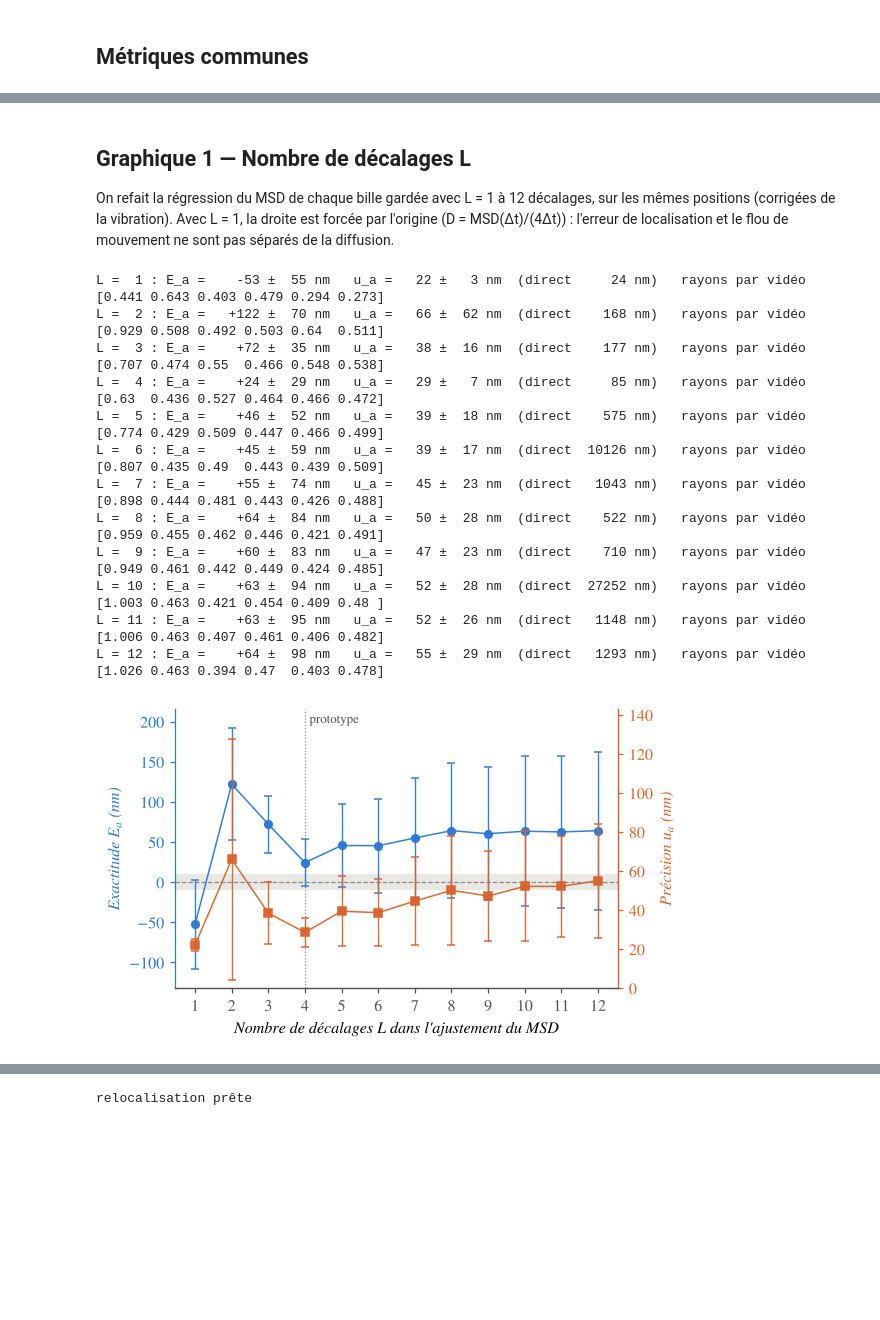
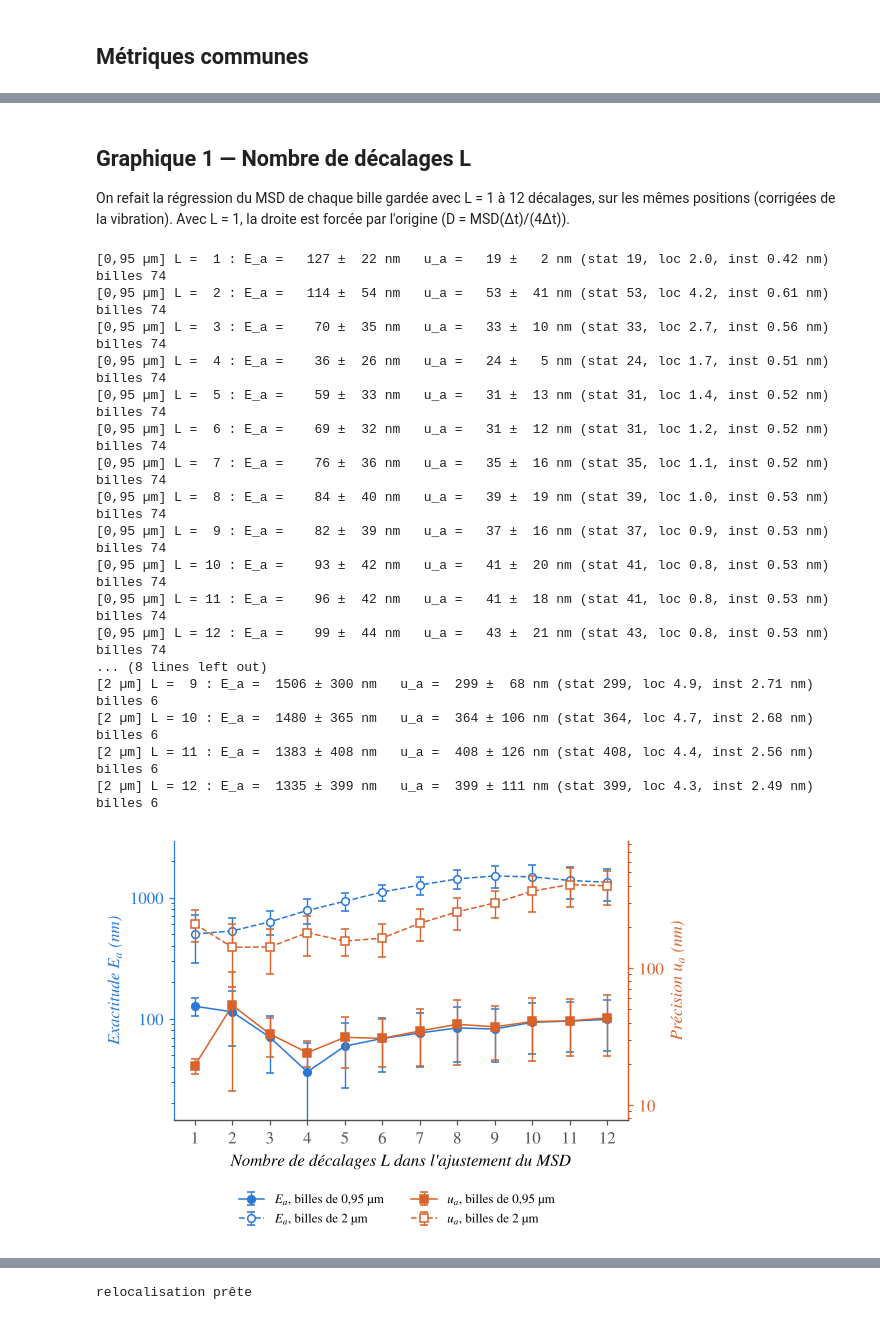
Before and after one commit to cornelia-3/TechEx, a Jupyter notebook: M3_Microscope/performance/graphique de performance.ipynb, the cells around one changed output, grey strips where cells are left out. Drawn from its saved outputs; the diff is of its cells as text; code cells hidden in the pictures; blank space fills up the shorter version.

Commit message:
graphiques de performance modifs

```diff
--- a/M3_Microscope/performance/graphique de performance.ipynb
+++ b/M3_Microscope/performance/graphique de performance.ipynb
@@ -205,34 +303,39 @@ RESULTATS = {}          # tout ce qui est tracé, exporté en JSON à la fin
 ## Graphique 1 — Nombre de décalages L
 
 On refait la régression du MSD de chaque bille gardée avec L = 1 à 12 décalages, sur les mêmes positions
-(corrigées de la vibration). Avec L = 1, la droite est forcée par l'origine (D = MSD(Δt)/(4Δt)) : l'erreur de
-localisation et le flou de mouvement ne sont pas séparés de la diffusion.
+(corrigées de la vibration). Avec L = 1, la droite est forcée par l'origine (D = MSD(Δt)/(4Δt)).
-# %%
-LS = list(range(1, 13))
-res_L = [metriques([[D_piste(b["pos_msd"], d["dt"], d["pixel_eff"], L=L) for b in d["billes"]]
-                    for d in donnees.values()]) for L in LS]
-for L, r in zip(LS, res_L):
-    print(f"L = {L:2d} : E_a = {r['E']*1e3:+6.0f} ± {r['sE']*1e3:3.0f} nm   u_a = {r['u']*1e3:4.0f} ± {r['su']*1e3:3.0f} nm"
-          f"  (direct {r['u_brut']*1e3:6.0f} nm)   rayons par vidéo {np.round(r['a_v'], 3)}")
-RESULTATS["L"] = dict(x=LS, res=res_L)
-
-fig, ax = plt.subplots(figsize=(5.2, 3.3))
-panneau(ax, LS, res_L, "Nombre de décalages $L$ dans l'ajustement du MSD", proto=L_PROTO, xticks=LS)
-enregistrer(fig, "graphique1_lags"); plt.show()
-# %% [output]
-L =  1 : E_a =    -53 ±  55 nm   u_a =   22 ±   3 nm  (direct     24 nm)   rayons par vidéo [0.441 0.643 0.403 0.479 0.294 0.273]
-L =  2 : E_a =   +122 ±  70 nm   u_a =   66 ±  62 nm  (direct    168 nm)   rayons par vidéo [0.929 0.508 0.492 0.503 0.64  0.511]
-L =  3 : E_a =    +72 ±  35 nm   u_a =   38 ±  16 nm  (direct    177 nm)   rayons par vidéo [0.707 0.474 0.55  0.466 0.548 0.538]
-L =  4 : E_a =    +24 ±  29 nm   u_a =   29 ±   7 nm  (direct     85 nm)   rayons par vidéo [0.63  0.436 0.527 0.464 0.466 0.472]
-L =  5 : E_a =    +46 ±  52 nm   u_a =   39 ±  18 nm  (direct    575 nm)   rayons par vidéo [0.774 0.429 0.509 0.447 0.466 0.499]
-L =  6 : E_a =    +45 ±  59 nm   u_a =   39 ±  17 nm  (direct  10126 nm)   rayons par vidéo [0.807 0.435 0.49  0.443 0.439 0.509]
-L =  7 : E_a =    +55 ±  74 nm   u_a =   45 ±  23 nm  (direct   1043 nm)   rayons par vidéo [0.898 0.444 0.481 0.443 0.426 0.488]
-L =  8 : E_a =    +64 ±  84 nm   u_a =   50 ±  28 nm  (direct    522 nm)   rayons par vidéo [0.959 0.455 0.462 0.446 0.421 0.491]
-L =  9 : E_a =    +60 ±  83 nm   u_a =   47 ±  23 nm  (direct    710 nm)   rayons par vidéo [0.949 0.461 0.442 0.449 0.424 0.485]
-L = 10 : E_a =    +63 ±  94 nm   u_a =   52 ±  28 nm  (direct  27252 nm)   rayons par vidéo [1.003 0.463 0.421 0.454 0.409 0.48 ]
-L = 11 : E_a =    +63 ±  95 nm   u_a =   52 ±  26 nm  (direct   1148 nm)   rayons par vidéo [1.006 0.463 0.407 0.461 0.406 0.482]
-L = 12 : E_a =    +64 ±  98 nm   u_a =   55 ±  29 nm  (direct   1293 nm)   rayons par vidéo [1.026 0.463 0.394 0.47  0.403 0.478]
-[figure, removed]
+# %%
+LS = list(range(1, 13))
+for jeu, J in JEUX.items():
+    V, res = J["videos"], []
+    for L in LS:
+        D_v, sD_v = paires([[D_piste(b["pos_msd"], b["inc_px"], donnees[v]["dt"], donnees[v]["pixel_eff"], L=L)
+                             for b in donnees[v]["billes"]] for v in V])
+        res.append(metriques(D_v, sD_v, V))
+        noter_billes("1", "L", L, 0, V, D_v, sD_v)
+        print(resume(res[-1], f"[{jeu}] L = {L:2d} :"))
+    RESULTATS[("1", jeu)] = dict(parametre="L", x=LS, res=res, videos=V)
+figure({j: (LS, RESULTATS[("1", j)]["res"]) for j in JEUX}, "Nombre de décalages $L$ dans l'ajustement du MSD",
+       "graphique1_lags", xticks=LS)
+# %% [output]
+[0,95 µm] L =  1 : E_a =   127 ±  22 nm   u_a =   19 ±   2 nm (stat 19, loc 2.0, inst 0.42 nm)   billes 74
+[0,95 µm] L =  2 : E_a =   114 ±  54 nm   u_a =   53 ±  41 nm (stat 53, loc 4.2, inst 0.61 nm)   billes 74
+[0,95 µm] L =  3 : E_a =    70 ±  35 nm   u_a =   33 ±  10 nm (stat 33, loc 2.7, inst 0.56 nm)   billes 74
+[0,95 µm] L =  4 : E_a =    36 ±  26 nm   u_a =   24 ±   5 nm (stat 24, loc 1.7, inst 0.51 nm)   billes 74
+[0,95 µm] L =  5 : E_a =    59 ±  33 nm   u_a =   31 ±  13 nm (stat 31, loc 1.4, inst 0.52 nm)   billes 74
+[0,95 µm] L =  6 : E_a =    69 ±  32 nm   u_a =   31 ±  12 nm (stat 31, loc 1.2, inst 0.52 nm)   billes 74
+[0,95 µm] L =  7 : E_a =    76 ±  36 nm   u_a =   35 ±  16 nm (stat 35, loc 1.1, inst 0.52 nm)   billes 74
+[0,95 µm] L =  8 : E_a =    84 ±  40 nm   u_a =   39 ±  19 nm (stat 39, loc 1.0, inst 0.53 nm)   billes 74
+[0,95 µm] L =  9 : E_a =    82 ±  39 nm   u_a =   37 ±  16 nm (stat 37, loc 0.9, inst 0.53 nm)   billes 74
+[0,95 µm] L = 10 : E_a =    93 ±  42 nm   u_a =   41 ±  20 nm (stat 41, loc 0.8, inst 0.53 nm)   billes 74
+[0,95 µm] L = 11 : E_a =    96 ±  42 nm   u_a =   41 ±  18 nm (stat 41, loc 0.8, inst 0.53 nm)   billes 74
+[0,95 µm] L = 12 : E_a =    99 ±  44 nm   u_a =   43 ±  21 nm (stat 43, loc 0.8, inst 0.53 nm)   billes 74
+... (8 lines left out)
+[2 µm] L =  9 : E_a =  1506 ± 300 nm   u_a =  299 ±  68 nm (stat 299, loc 4.9, inst 2.71 nm)   billes 6
+[2 µm] L = 10 : E_a =  1480 ± 365 nm   u_a =  364 ± 106 nm (stat 364, loc 4.7, inst 2.68 nm)   billes 6
+[2 µm] L = 11 : E_a =  1383 ± 408 nm   u_a =  408 ± 126 nm (stat 408, loc 4.4, inst 2.56 nm)   billes 6
+[2 µm] L = 12 : E_a =  1335 ± 399 nm   u_a =  399 ± 111 nm (stat 399, loc 4.3, inst 2.49 nm)   billes 6
+[figure, added]
 # %% [markdown]
 ## Graphique 2 — Fréquence d'image (exposition fixée à 90 ms)
 
```
Also changed, not shown: parts of 31 cells of this notebook, 5 other files.
